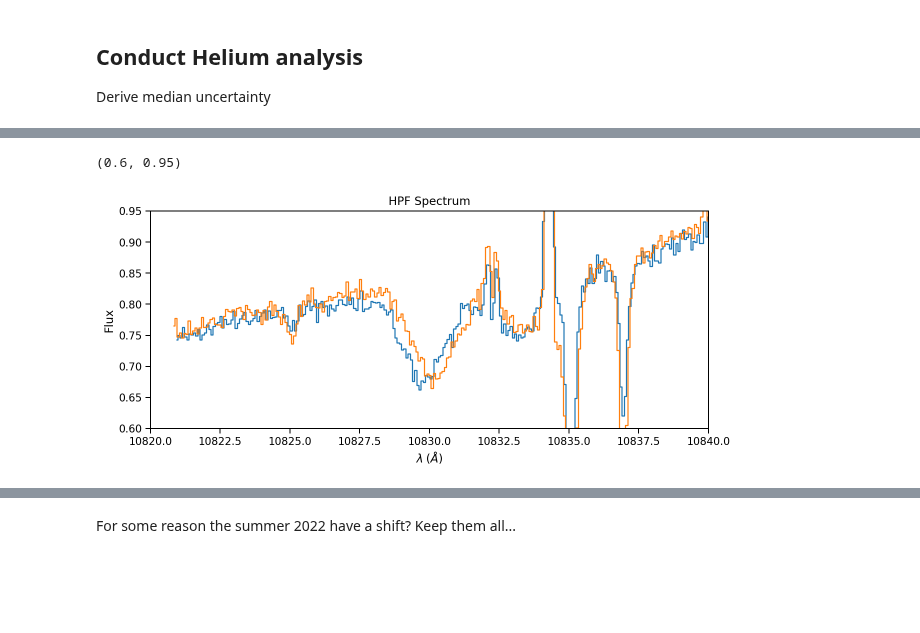
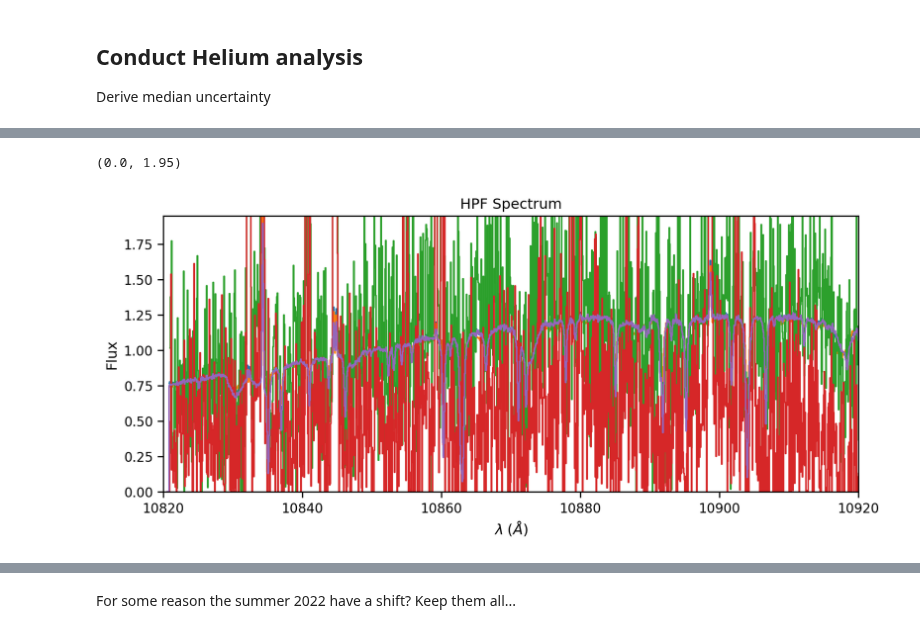
Before and after one commit to BrownDwarf/disperse, a Jupyter notebook: notebooks/04_hpf_analysis/03_Table_of_observations.ipynb, the cells around one changed output, grey strips where cells are left out. Drawn from its saved outputs; the diff is of its cells as text; code cells hidden in the pictures; blank space fills up the shorter version.

```diff
--- a/notebooks/04_hpf_analysis/03_Table_of_observations.ipynb
+++ b/notebooks/04_hpf_analysis/03_Table_of_observations.ipynb
@@ -169,0 +190,2 @@ df.insert(2, 'local_hour', time_from_local_midnight) # Negative means time until
+# %%
+df['UTC_date'] = df['DATE-OBS'].str[0:10]
@@ -215,7 +275,7 @@ df = df.reset_index(drop=True)
 threshold = 0.035 # SNR per pixel should be better than ~30:1
 # %%
 df['stddev_order19'] = 0.0
-for i, fn in enumerate(df.full_path.values):
+for i, fn in enumerate(df.file.values):
     spec_raw = HPFSpectrum(file=fn, order=19)
     spec = spec_raw.sky_subtract(method='vector').remove_nans().trim_edges().deblaze().normalize()
     spec = spec.apply_boolean_mask(spec.wavelength<(10827*u.Angstrom)).remove_nans().trim_edges()
@@ -239,3 +299,6 @@ plt.axhline(0.08, color='k')
 # %%
 fn1 = '/Volumes/pecos/HPF/TACC/UT22-2-019/Goldilocks_20220502T063058_v1.0_0033.spectra.fits'
 fn2 = '/Volumes/pecos/HPF/TACC/UT22-2-019/Goldilocks_20220622T031918_v1.0_0002.spectra.fits'
+# %%
+temp = df.UTC_date == '2022-04-27'
+temp2 = df.UTC_date.str[0:4] == '2022'
@@ -241,0 +317,2 @@ fn2 = '/Volumes/pecos/HPF/TACC/UT22-2-019/Goldilocks_20220622T031918_v1.0_0002.s
+# %%
+fn3 = df[temp].file.values[0]
@@ -242,10 +341,15 @@ fn2 = '/Volumes/pecos/HPF/TACC/UT22-2-019/Goldilocks_20220622T031918_v1.0_0002.s
 # %%
-spec_raw = HPFSpectrum(file=fn1, order=19)
+spec_raw = HPFSpectrum(file=fn2, order=19)
 ax = spec_raw.normalize().trim_edges().plot()
-spec_raw2 = HPFSpectrum(file=fn2, order=19)
+HPFSpectrum(file=fn1, order=19).normalize().trim_edges().plot(ax=ax)
+spec_raw2 = HPFSpectrum(file=fn3, order=19)
 spec_raw2.normalize().trim_edges().plot(ax=ax)
-ax.set_xlim(10820, 10840)
-ax.set_ylim(0.6, 0.95)
+HPFSpectrum(file=fn3, order=19).normalize().sky.plot(ax=ax)
+fn4 = df[temp2].file.values[0]
+HPFSpectrum(file=fn4, order=19).normalize().plot(ax=ax)
+
+ax.set_xlim(10820, 10920)
+ax.set_ylim(0.0, 1.95)
 # %% [output]
-(0.6, 0.95)
+(0.0, 1.95)
-[figure, old version]
+[figure, new version]
```
Also changed, not shown: parts of 41 cells of this notebook, 1 other file.
